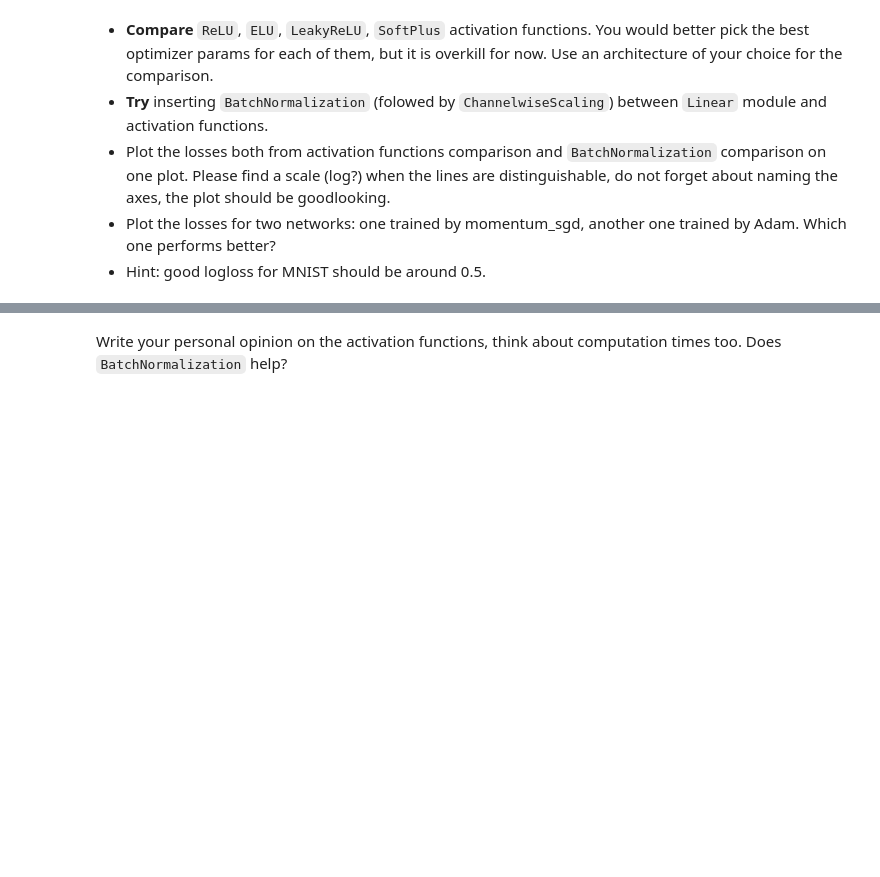
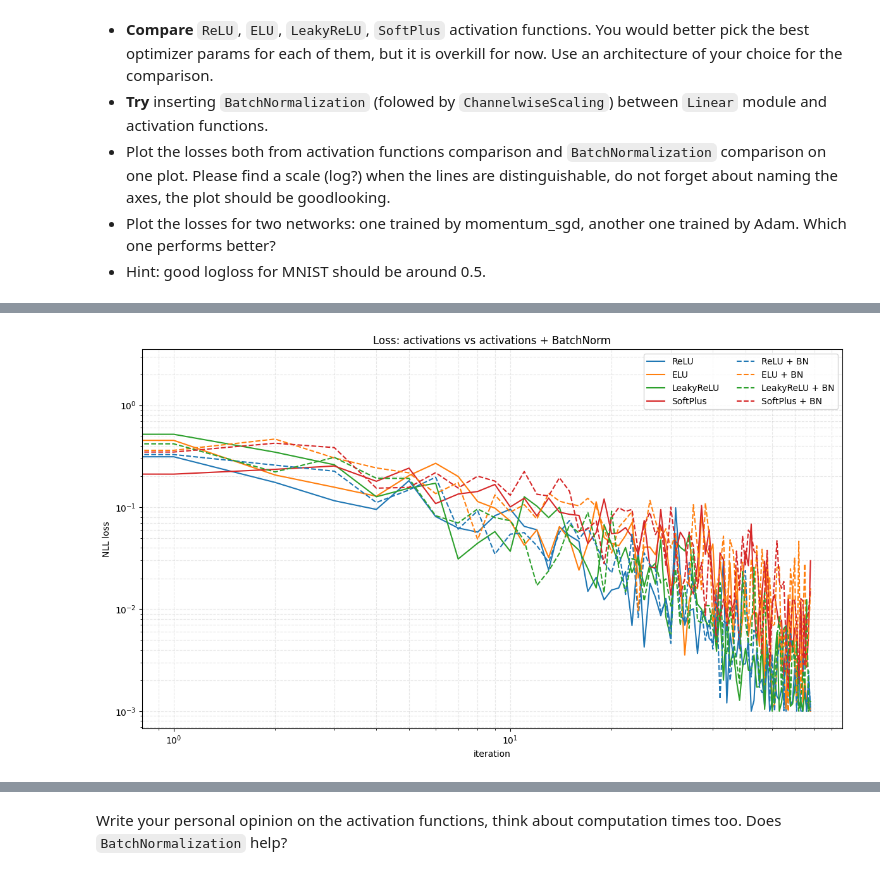
Before and after one commit to EgorOvechkin/lab2, a Jupyter notebook: hw8/main_notebook.ipynb, the cells around one changed output, grey strips where cells are left out. Cells and saved outputs as stored; diff of their text form; code cells hidden in the pictures; blank space fills up the shorter version.

```diff
--- a/hw8/main_notebook.ipynb
+++ b/hw8/main_notebook.ipynb
@@ -295,0 +322,28 @@ SoftPlus loss: 0.0051
+# %%
+plt.figure(figsize=(12, 7))
+
+freq = 100
+colors = plt.rcParams["axes.prop_cycle"].by_key()["color"]
+low_border = 1e-3
+
+i = 0
+for act, loss in zip(activations, losses):
+    plt.plot(np.maximum(loss[::freq], low_border), label=str(act), color=colors[i])
+    i += 1
+i = 0
+for act, loss_bn in zip(activations, losses_with_bn):
+    plt.plot(np.maximum(loss_bn[::freq], low_border), label=f"{act} + BN", linestyle="--", color=colors[i])
+    i += 1
+
+plt.yscale("log")
+plt.xscale("log")
+plt.xlabel("iteration")
+plt.ylabel("NLL loss")
+# plt.ylim(bottom=1e-3)
+plt.title("Loss: activations vs activations + BatchNorm")
+plt.grid(True, which="both", linestyle="--", alpha=0.3)
+plt.legend(ncol=2)
+plt.tight_layout()
+plt.show()
+# %% [output]
+[figure, added]
```
Also changed, not shown: parts of 10 cells of this notebook.
